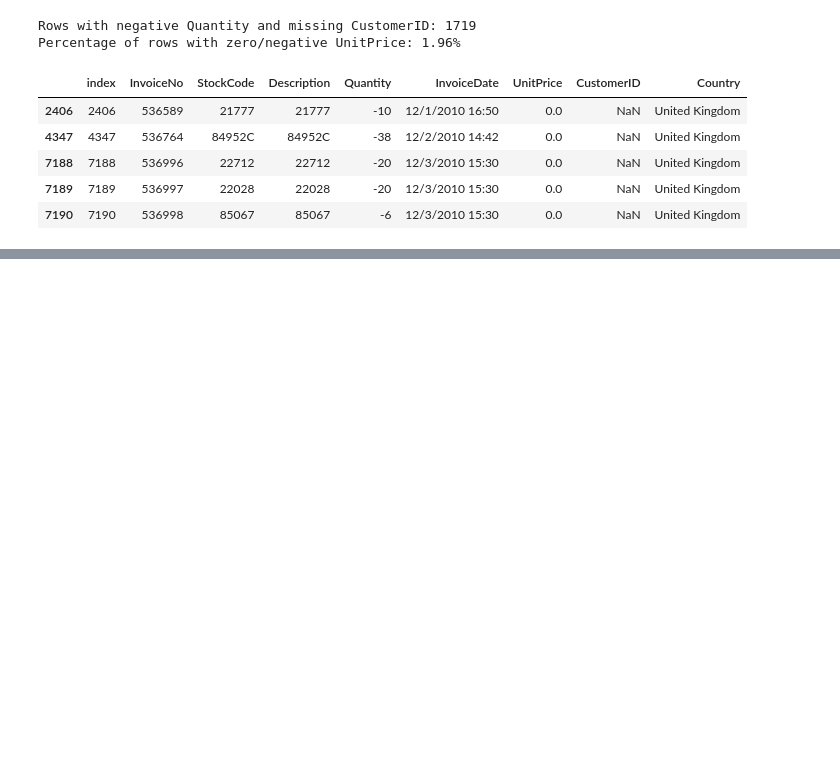
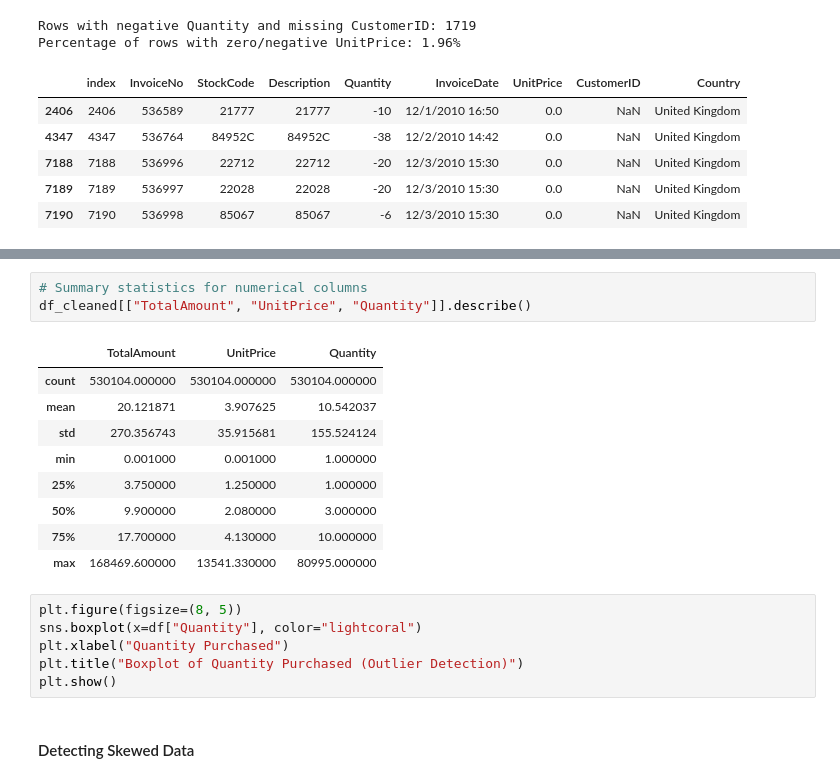
Before and after one commit to j2damax/principles-of-ds-cw02, a Jupyter notebook: group/online_retail.ipynb, the cells around one changed output, grey strips where cells are left out. Cells and saved outputs as stored; diff of their text form; blank space fills up the shorter version.

```diff
--- a/group/online_retail.ipynb
+++ b/group/online_retail.ipynb
@@ -167,0 +255,21 @@ Percentage of missing CustomerID values: 24.94%
+# %%
+# Summary statistics for numerical columns
+df_cleaned[["TotalAmount", "UnitPrice", "Quantity"]].describe()
+# %% [output]
+|  | TotalAmount | UnitPrice | Quantity |
+| count | 530104.000000 | 530104.000000 | 530104.000000 |
+| mean | 20.121871 | 3.907625 | 10.542037 |
+| std | 270.356743 | 35.915681 | 155.524124 |
+| min | 0.001000 | 0.001000 | 1.000000 |
+| 25% | 3.750000 | 1.250000 | 1.000000 |
+| 50% | 9.900000 | 2.080000 | 3.000000 |
+| 75% | 17.700000 | 4.130000 | 10.000000 |
+| max | 168469.600000 | 13541.330000 | 80995.000000 |
+# %%
+plt.figure(figsize=(8, 5))
+sns.boxplot(x=df["Quantity"], color="lightcoral")
+plt.xlabel("Quantity Purchased")
+plt.title("Boxplot of Quantity Purchased (Outlier Detection)")
+plt.show()
+# %% [markdown]
+#### Detecting Skewed Data
```
Also changed, not shown: parts of 20 cells of this notebook.
